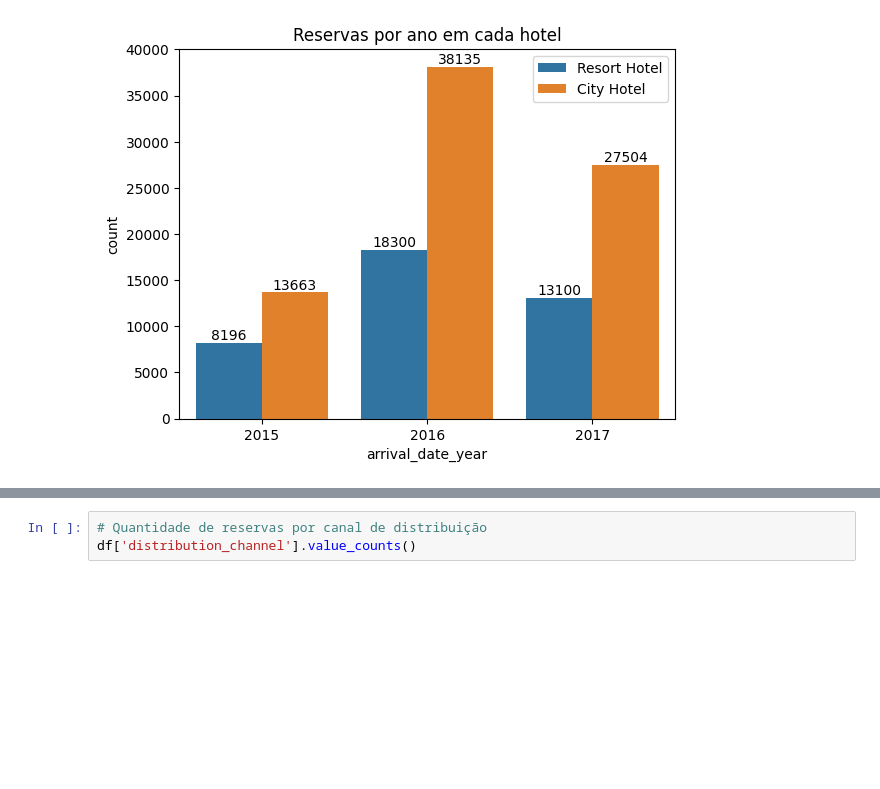
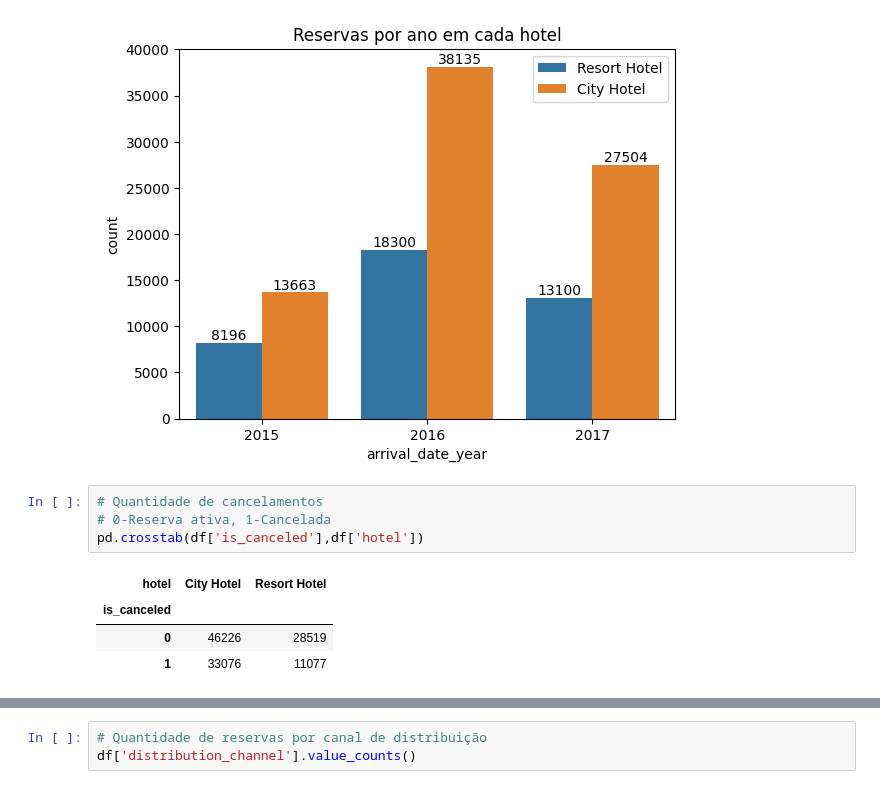
Before and after one commit to mariliafcborba/HotelBooking, a Jupyter notebook: Hotel_Booking.ipynb, the cells around one changed output, grey strips where cells are left out. Cells and saved outputs as stored; diff of their text form; blank space fills up the shorter version.

```diff
--- a/Hotel_Booking.ipynb
+++ b/Hotel_Booking.ipynb
@@ -188,3 +188,12 @@ for p in ax.patches:
                 ha = 'center', va = 'center', xytext = (0, 5), textcoords = 'offset points')
 # %% [output]
 [figure]
+# %%
+# Quantidade de cancelamentos
+# 0-Reserva ativa, 1-Cancelada
+pd.crosstab(df['is_canceled'],df['hotel'])
+# %% [output]
+| hotel | City Hotel | Resort Hotel |
+| is_canceled |  |  |
+| 0 | 46226 | 28519 |
+| 1 | 33076 | 11077 |
```
Also changed, not shown: parts of 1 cell of this notebook.
